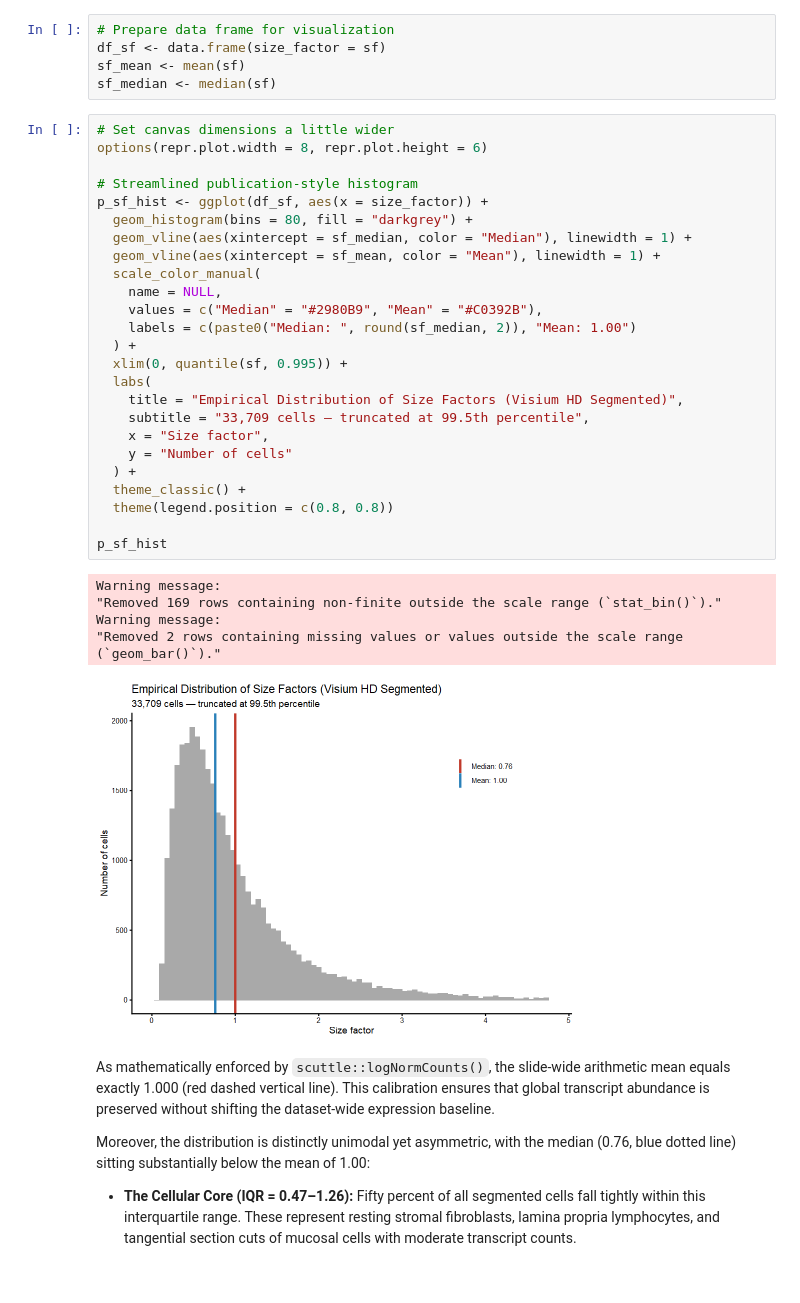
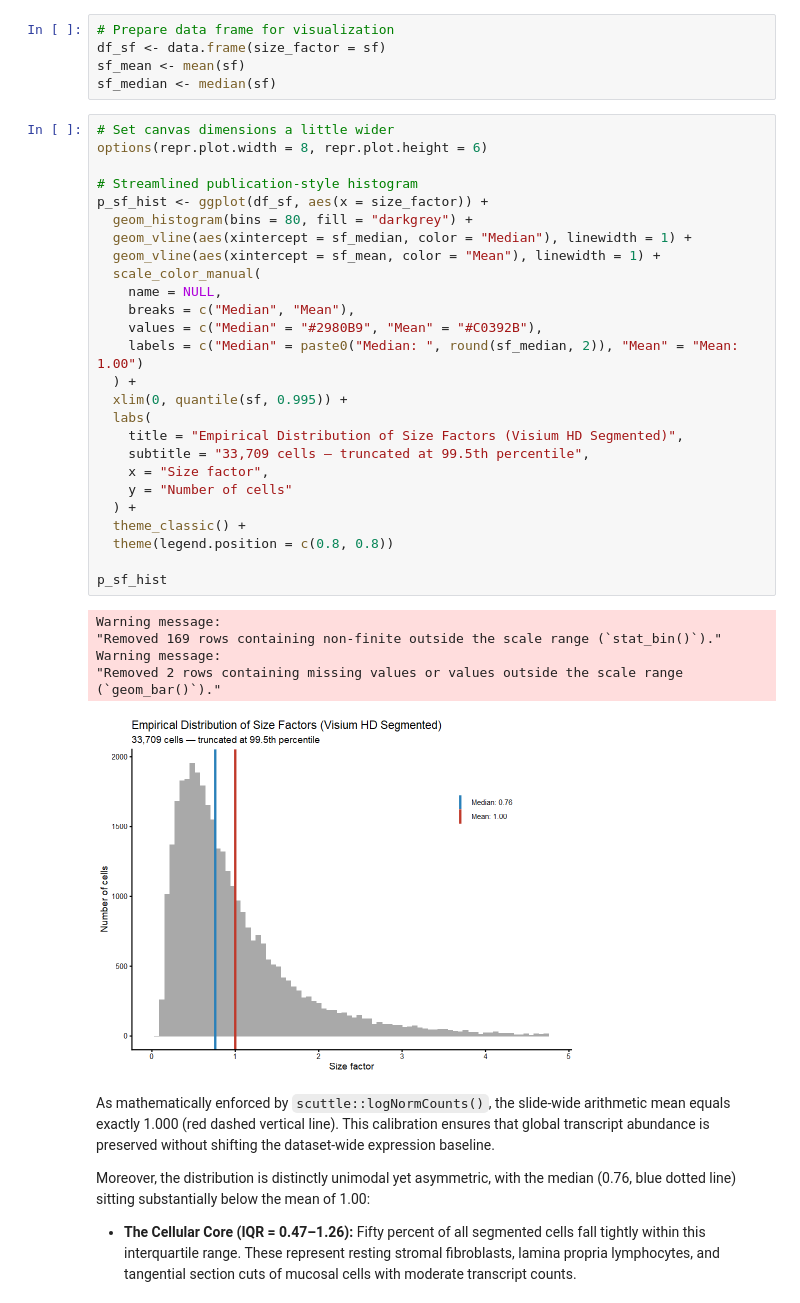
Before and after one commit to sbwiecko/intro-spatial-transcriptomics-training, a Jupyter notebook: notebooks/07-normalization_VisiumHD_segmented.ipynb, the cells around one changed output. Saved outputs shown, nothing was run; the diff lists cells and outputs as text.

Commit message:
fix: correct colors for legend labels in size factor histrograms

```diff
--- a/notebooks/07-normalization_VisiumHD_segmented.ipynb
+++ b/notebooks/07-normalization_VisiumHD_segmented.ipynb
@@ -170,35 +170,36 @@ sf_median <- median(sf)
 # %%
 # Set canvas dimensions a little wider
 options(repr.plot.width = 8, repr.plot.height = 6)
 
 # Streamlined publication-style histogram
 p_sf_hist <- ggplot(df_sf, aes(x = size_factor)) +
   geom_histogram(bins = 80, fill = "darkgrey") +
   geom_vline(aes(xintercept = sf_median, color = "Median"), linewidth = 1) +
   geom_vline(aes(xintercept = sf_mean, color = "Mean"), linewidth = 1) +
   scale_color_manual(
     name = NULL,
+    breaks = c("Median", "Mean"),
     values = c("Median" = "#2980B9", "Mean" = "#C0392B"),
-    labels = c(paste0("Median: ", round(sf_median, 2)), "Mean: 1.00")
+    labels = c("Median" = paste0("Median: ", round(sf_median, 2)), "Mean" = "Mean: 1.00")
   ) +
   xlim(0, quantile(sf, 0.995)) +
   labs(
     title = "Empirical Distribution of Size Factors (Visium HD Segmented)",
     subtitle = "33,709 cells — truncated at 99.5th percentile",
     x = "Size factor",
     y = "Number of cells"
   ) +
   theme_classic() +
   theme(legend.position = c(0.8, 0.8))
 
 p_sf_hist
 # %% [output]
 Warning message:
 "Removed 169 rows containing non-finite outside the scale range (`stat_bin()`)."
 Warning message:
 "Removed 2 rows containing missing values or values outside the scale range
 (`geom_bar()`)."
-[figure, old version]
+[figure, new version]
 # %% [markdown]
 As mathematically enforced by `scuttle::logNormCounts()`, the slide-wide arithmetic mean equals exactly 1.000 (red dashed vertical line). This calibration ensures that global transcript abundance is preserved without shifting the dataset-wide expression baseline.
 
```
Also changed, not shown: parts of 2 cells of this notebook, 2 other files.
